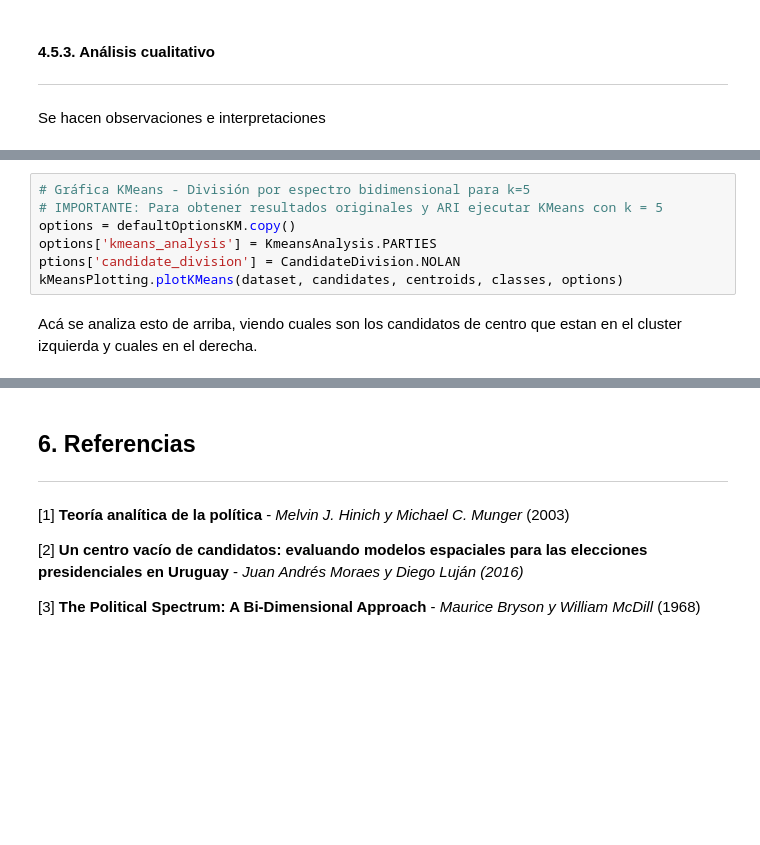
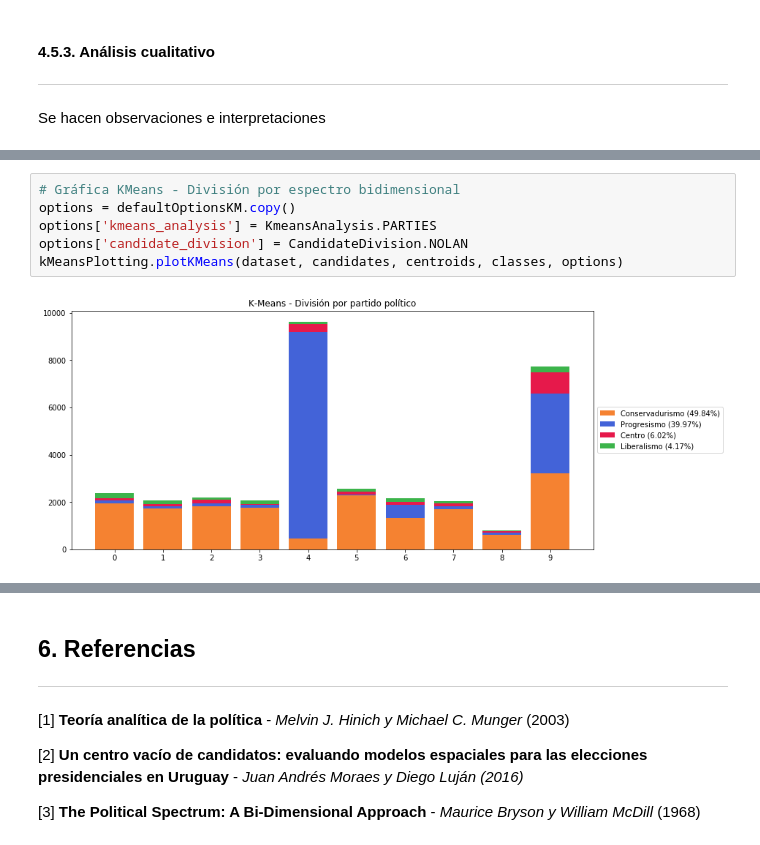
Before and after one commit to leanuy/aprendaut2019, a Jupyter notebook: lab4/notebook/notebook.ipynb, the cells around one changed output, grey strips where cells are left out. Drawn from its saved outputs; the diff is of its cells as text; blank space fills up the shorter version.

```diff
--- a/lab4/notebook/notebook.ipynb
+++ b/lab4/notebook/notebook.ipynb
@@ -598,9 +607,8 @@ Acá se analiza esto de arriba
 # %%
-# Gráfica KMeans - División por espectro bidimensional para k=5
-# IMPORTANTE: Para obtener resultados originales y ARI ejecutar KMeans con k = 5
+# Gráfica KMeans - División por espectro bidimensional
 options = defaultOptionsKM.copy()
 options['kmeans_analysis'] = KmeansAnalysis.PARTIES
-ptions['candidate_division'] = CandidateDivision.NOLAN
+options['candidate_division'] = CandidateDivision.NOLAN
 kMeansPlotting.plotKMeans(dataset, candidates, centroids, classes, options)
+# %% [output]
+[figure, added]
-# %% [markdown]
-Acá se analiza esto de arriba, viendo cuales son los candidatos de centro que estan en el cluster izquierda y cuales en el derecha.
```
Also changed, not shown: parts of 27 cells of this notebook, 1 other file.
